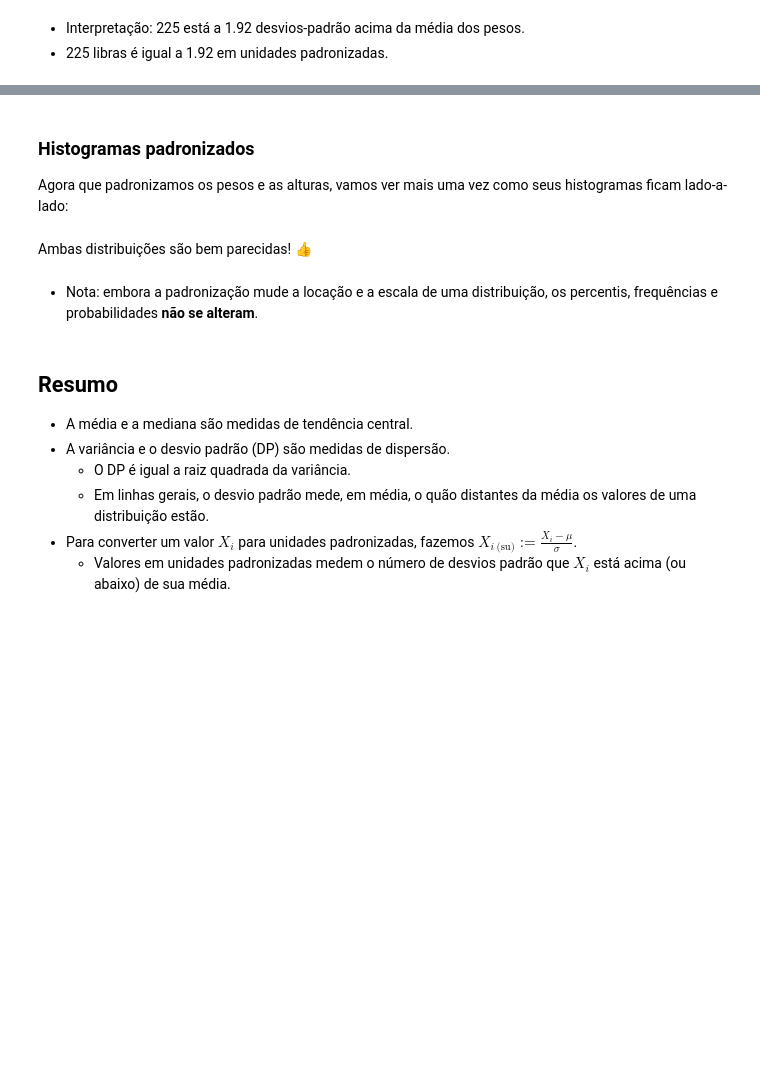
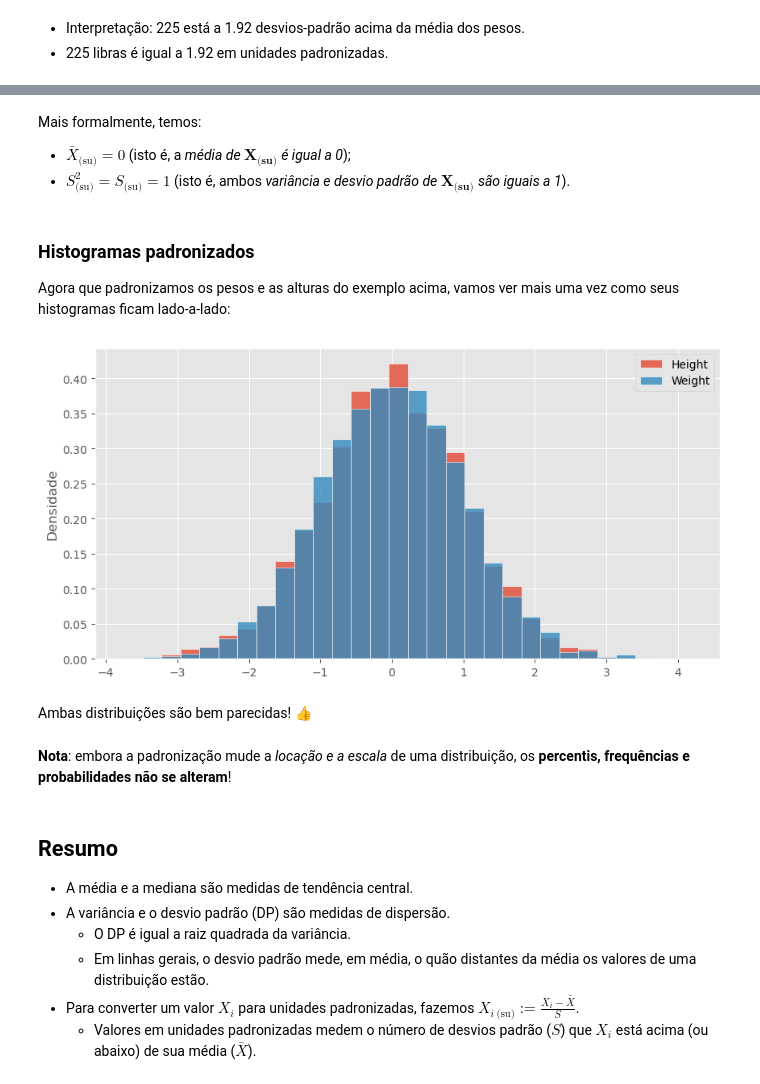
Before and after one commit to urielmoreirasilva/urielmoreirasilva.github.io, a Jupyter notebook: aulas/Tópico 16 – Padronização/16 – Padronizacao.ipynb, the cells around one changed output, grey strips where cells are left out. Cells and saved outputs as stored; diff of their text form; code cells hidden in the pictures; blank space fills up the shorter version.

```diff
--- a/aulas/Tópico 16 – Padronização/16 – Padronizacao.ipynb
+++ b/aulas/Tópico 16 – Padronização/16 – Padronizacao.ipynb
@@ -249,0 +237,3 @@ height_and_weight
+# %%
+height_and_weight = pd.read_csv('https://raw.githubusercontent.com/urielmoreirasilva/urielmoreirasilva.github.io/refs/heads/main/aulas/T%C3%B3pico%2016%20%E2%80%93%20Padroniza%C3%A7%C3%A3o/data/height_and_weight.csv')
+height_and_weight
@@ -297,5 +306,5 @@ weights = height_and_weight.get('Weight')
 def standard_units(col):
     return (col - col.mean()) / np.std(col)
 # %%
-standardized_height = standard_units(height_and_weight.get('Height'))
+standardized_height = standard_units(height_and_weight['Height'])
 standardized_height
@@ -302,3 +320,3 @@ standardized_height
 # %%
-standardized_weight = standard_units(height_and_weight.get('Weight'))
+standardized_weight = standard_units(height_and_weight['Weight'])
 standardized_weight
@@ -318,18 +363,27 @@ standardized_weight.describe()
+# %% [markdown]
+Mais formalmente, temos:
+
+- $\bar{X}_{\text{(su)}} = 0$ (isto é, a _média de $\boldsymbol{X_{\text{(su)}}}$ é igual a 0_);
+- $S^2_{\text{(su)}} = S_{\text{(su)}} = 1$ (isto é, ambos _variância e desvio padrão de $\boldsymbol{X_{\text{(su)}}}$ são iguais a  1_).
 # %% [markdown]
 ### Histogramas padronizados
 
-Agora que padronizamos os pesos e as alturas, vamos ver mais uma vez como seus histogramas ficam lado-a-lado:
+Agora que padronizamos os pesos e as alturas do exemplo acima, vamos ver mais uma vez como seus histogramas ficam lado-a-lado:
 # %%
-standardized_height_and_weight = bpd.DataFrame().assign(
-    Height=standardized_height,
-    Weight=standardized_weight
+standardized_height_and_weight = pd.DataFrame(
+    {
+        "Height" : standardized_height,
+        "Weight" : standardized_weight
+    }
 )
 standardized_height_and_weight.plot(kind = 'hist', density = True, ec = 'w',bins = 30, alpha = 0.8, figsize = (10, 5))
 plt.ylabel("Densidade");
+# %% [output]
+[figure, added]
 # %% [markdown]
 Ambas distribuições são bem parecidas! 👍
 # %% [markdown]
-- Nota: embora a padronização mude a locação e a escala de uma distribuição, os percentis, frequências e probabilidades **não se alteram**.
+**Nota**: embora a padronização mude a _locação e a escala_ de uma distribuição, os **percentis, frequências e probabilidades não se alteram**!
 # %% [markdown]
 ## Resumo
 
@@ -337,5 +391,5 @@ Ambas distribuições são bem parecidas! 👍
 - A variância e o desvio padrão (DP) são medidas de dispersão.
     - O DP é igual a raiz quadrada da variância.
     - Em linhas gerais, o desvio padrão mede, em média, o quão distantes da média os valores de uma distribuição estão.
-- Para converter um valor $X_i$ para unidades padronizadas, fazemos $X_{i \: \text{(su)}} := \frac{X_i - \mu}{\sigma}$.
-    - Valores em unidades padronizadas medem o número de desvios padrão que $X_i$ está acima (ou abaixo) de sua média.
+- Para converter um valor $X_i$ para unidades padronizadas, fazemos $X_{i \: \text{(su)}} := \frac{X_i - \bar{X}}{S}$.
+    - Valores em unidades padronizadas medem o número de desvios padrão ($S$) que $X_i$ está acima (ou abaixo) de sua média ($\bar{X}$).
```
Also changed, not shown: parts of 22 cells of this notebook, 6 other files.
